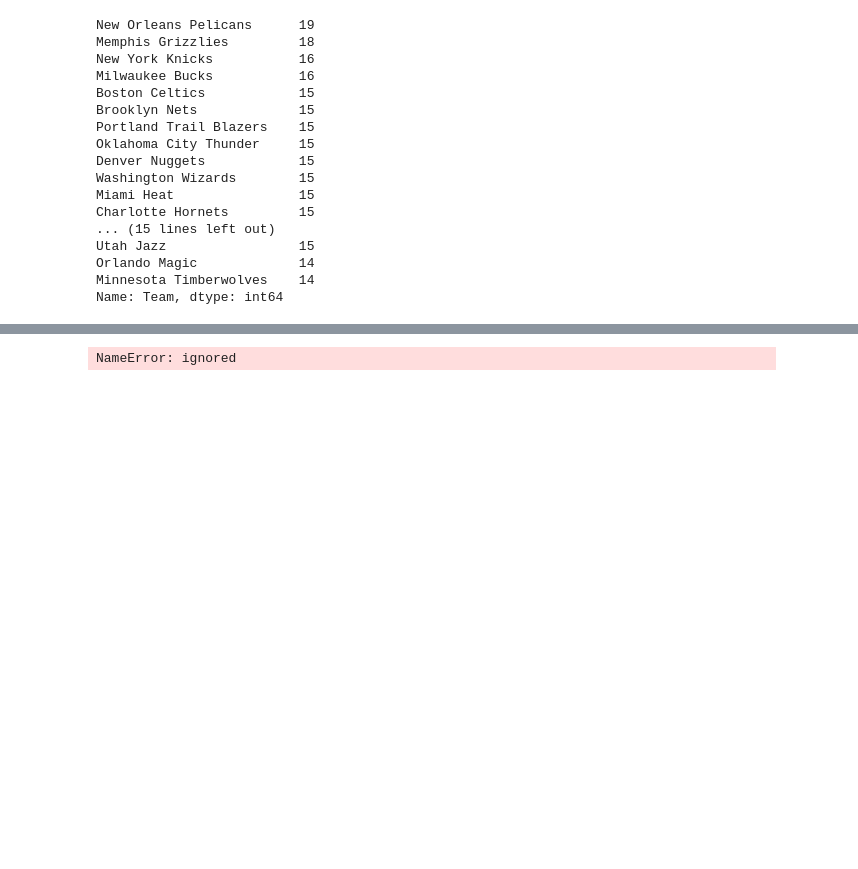
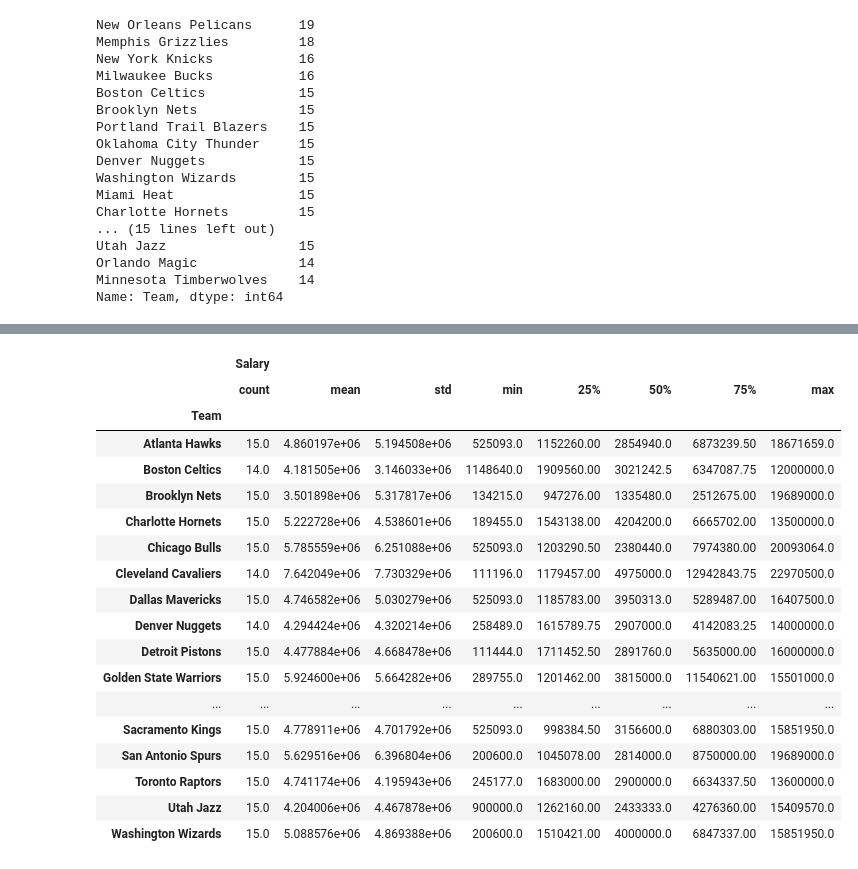
Before and after one commit to tassiogomes/MINDD-ISEP, a Jupyter notebook: MINDD_PL01.ipynb, the cells around one changed output, grey strips where cells are left out. Saved outputs shown, nothing was run; the diff lists cells and outputs as text; code cells hidden in the pictures; blank space fills up the shorter version.

```diff
--- a/MINDD_PL01.ipynb
+++ b/MINDD_PL01.ipynb
@@ -221,9 +166,7 @@ df[['Salary', 'Age']].boxplot(vert=True)
 # %%
-average_salary_by_age = df.groupby('Age')['Salary'].mean().reset_index()
+average_salary_by_age = df.groupby('Age')['Salary'].mean().round(2).reset_index() #reset_index puts new index to df
 
 # Rename the columns for clarity
-#average_salary_by_age.columns = ['Age', 'Average Salary']
+average_salary_by_age.columns = ['Age', 'Average Salary']
 
 print(average_salary_by_age)
-# %% [output]
-NameError: ignored
@@ -229,0 +178,22 @@ NameError: ignored
+# %%
+df.groupby('Team')[['Salary']].describe()
+# %% [output]
+|  | Salary |  |  |  |  |  |  |  |
+|  | count | mean | std | min | 25% | 50% | 75% | max |
+| Team |  |  |  |  |  |  |  |  |
+| Atlanta Hawks | 15.0 | 4.860197e+06 | 5.194508e+06 | 525093.0 | 1152260.00 | 2854940.0 | 6873239.50 | 18671659.0 |
+| Boston Celtics | 14.0 | 4.181505e+06 | 3.146033e+06 | 1148640.0 | 1909560.00 | 3021242.5 | 6347087.75 | 12000000.0 |
+| Brooklyn Nets | 15.0 | 3.501898e+06 | 5.317817e+06 | 134215.0 | 947276.00 | 1335480.0 | 2512675.00 | 19689000.0 |
+| Charlotte Hornets | 15.0 | 5.222728e+06 | 4.538601e+06 | 189455.0 | 1543138.00 | 4204200.0 | 6665702.00 | 13500000.0 |
+| Chicago Bulls | 15.0 | 5.785559e+06 | 6.251088e+06 | 525093.0 | 1203290.50 | 2380440.0 | 7974380.00 | 20093064.0 |
+| Cleveland Cavaliers | 14.0 | 7.642049e+06 | 7.730329e+06 | 111196.0 | 1179457.00 | 4975000.0 | 12942843.75 | 22970500.0 |
+| Dallas Mavericks | 15.0 | 4.746582e+06 | 5.030279e+06 | 525093.0 | 1185783.00 | 3950313.0 | 5289487.00 | 16407500.0 |
+| Denver Nuggets | 14.0 | 4.294424e+06 | 4.320214e+06 | 258489.0 | 1615789.75 | 2907000.0 | 4142083.25 | 14000000.0 |
+| Detroit Pistons | 15.0 | 4.477884e+06 | 4.668478e+06 | 111444.0 | 1711452.50 | 2891760.0 | 5635000.00 | 16000000.0 |
+| Golden State Warriors | 15.0 | 5.924600e+06 | 5.664282e+06 | 289755.0 | 1201462.00 | 3815000.0 | 11540621.00 | 15501000.0 |
+| ... | ... | ... | ... | ... | ... | ... | ... | ... |
+| Sacramento Kings | 15.0 | 4.778911e+06 | 4.701792e+06 | 525093.0 | 998384.50 | 3156600.0 | 6880303.00 | 15851950.0 |
+| San Antonio Spurs | 15.0 | 5.629516e+06 | 6.396804e+06 | 200600.0 | 1045078.00 | 2814000.0 | 8750000.00 | 19689000.0 |
+| Toronto Raptors | 15.0 | 4.741174e+06 | 4.195943e+06 | 245177.0 | 1683000.00 | 2900000.0 | 6634337.50 | 13600000.0 |
+| Utah Jazz | 15.0 | 4.204006e+06 | 4.467878e+06 | 900000.0 | 1262160.00 | 2433333.0 | 4276360.00 | 15409570.0 |
+| Washington Wizards | 15.0 | 5.088576e+06 | 4.869388e+06 | 200600.0 | 1510421.00 | 4000000.0 | 6847337.00 | 15851950.0 |
```
Also changed, not shown: parts of 7 cells of this notebook.
